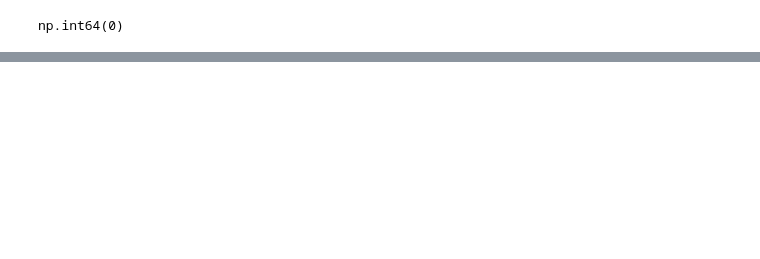
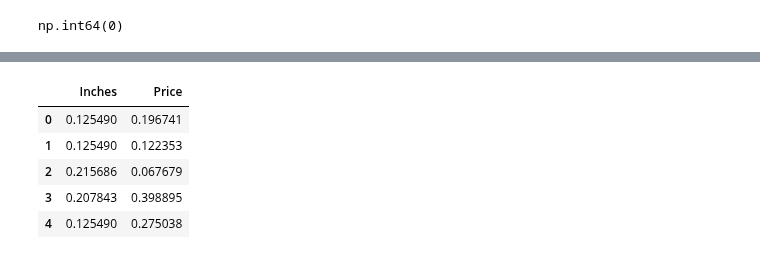
Before and after one commit to khoulaCode/machine-learning-code-orbit, a Jupyter notebook: team_members/from_almuhannad/preprossing_laptob.ipynb, the cells around one changed output, grey strips where cells are left out. Saved outputs shown, nothing was run; the diff lists cells and outputs as text; code cells hidden in the pictures; blank space fills up the shorter version.

Commit message:
Done with preprossing data

```diff
--- a/team_members/from_almuhannad/preprossing_laptob.ipynb
+++ b/team_members/from_almuhannad/preprossing_laptob.ipynb
@@ -295,3 +322,6 @@ memory usage: 151.6+ KB
 df['Memory'].str.contains('kg', na=False).sum()
 # %% [output]
 np.int64(0)
+# %%
+df['ID'] = range(1, len(df) + 1)
+df.set_index('ID', inplace=True)
@@ -297,0 +334,21 @@ np.int64(0)
+# %%
+from sklearn.preprocessing import MinMaxScaler , StandardScaler
+
+
+
+scaler = MinMaxScaler()
+
+columns_to_scale = ['Inches', 'Price']
+
+scaled_data = scaler.fit_transform(df[columns_to_scale])
+
+scaled_df = pd.DataFrame(scaled_data, columns=columns_to_scale)
+
+scaled_df.head()
+# %% [output]
+|  | Inches | Price |
+| 0 | 0.125490 | 0.196741 |
+| 1 | 0.125490 | 0.122353 |
+| 2 | 0.215686 | 0.067679 |
+| 3 | 0.207843 | 0.398895 |
+| 4 | 0.125490 | 0.275038 |
```
Also changed, not shown: parts of 8 cells of this notebook.
